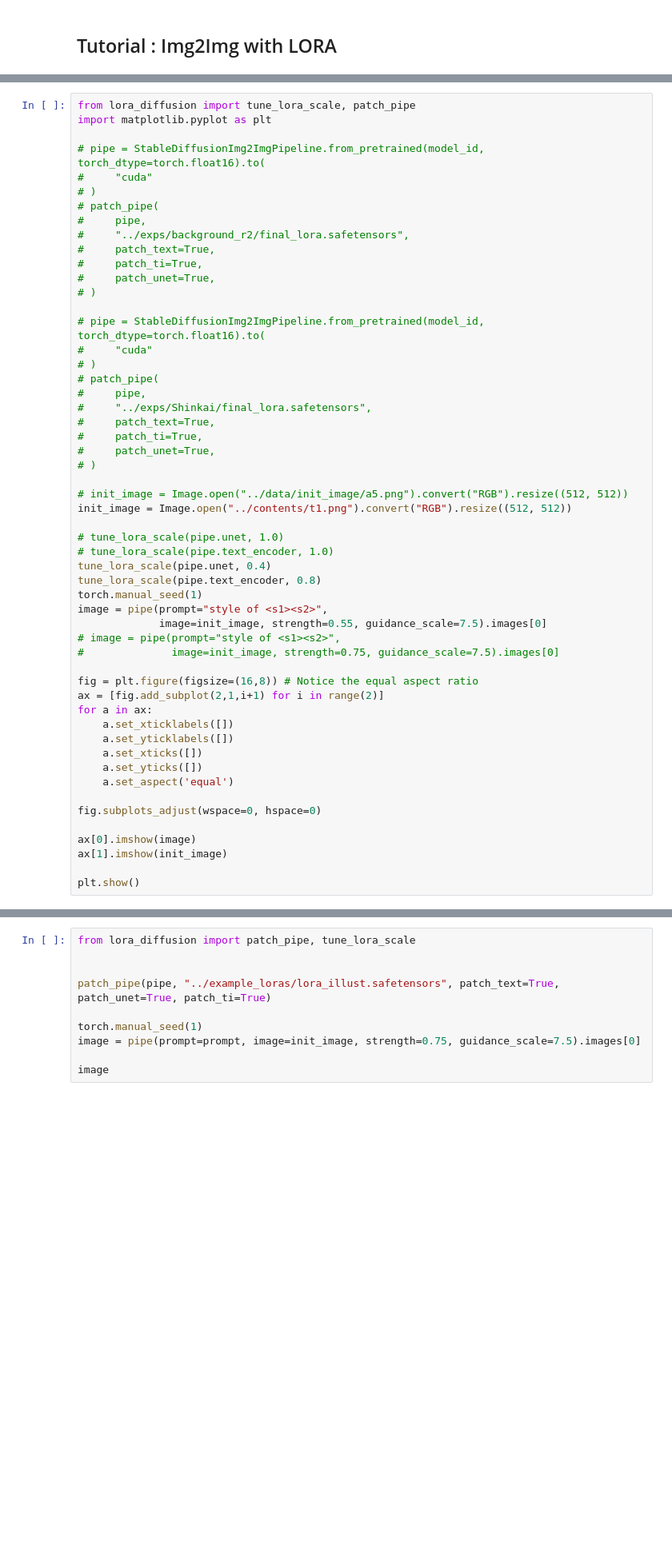
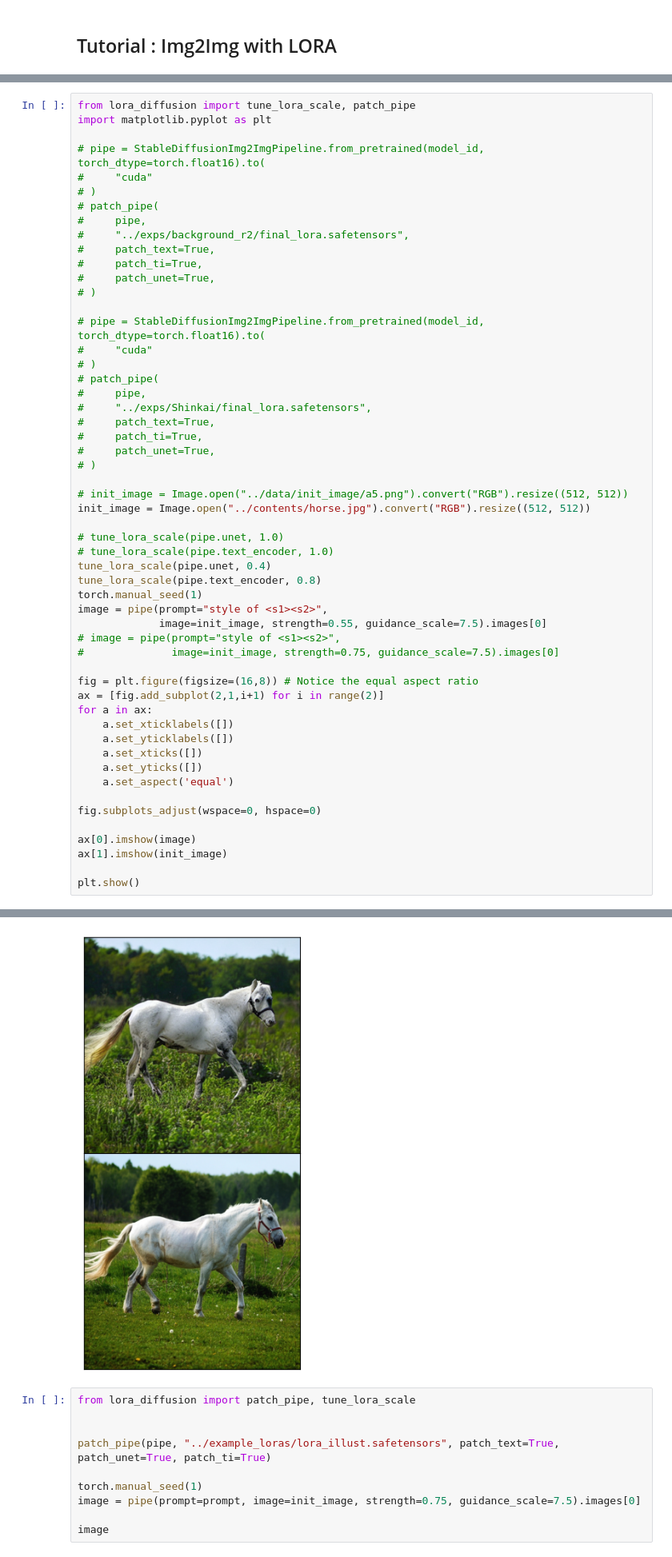
Before and after one commit to uowol/Webtoon-background-generator, a Jupyter notebook: lora/scripts/run_img2img.ipynb, the cells around one changed output, grey strips where cells are left out. Shown at 80% size. Saved outputs shown, nothing was run; the diff lists cells and outputs as text; blank space fills up the shorter version.

```diff
--- a/lora/scripts/run_img2img.ipynb
+++ b/lora/scripts/run_img2img.ipynb
@@ -65,7 +80,7 @@ import matplotlib.pyplot as plt
 # )
 
 # init_image = Image.open("../data/init_image/a5.png").convert("RGB").resize((512, 512))
-init_image = Image.open("../contents/t1.png").convert("RGB").resize((512, 512))
+init_image = Image.open("../contents/horse.jpg").convert("RGB").resize((512, 512))
 
 # tune_lora_scale(pipe.unet, 1.0)
 # tune_lora_scale(pipe.text_encoder, 1.0)
@@ -97,3 +111,4 @@ ModuleNotFoundError: No module named 'lora_diffusion'
+[figure, added]
 # %%
 from lora_diffusion import patch_pipe, tune_lora_scale
 
```
Also changed, not shown: parts of 2 cells of this notebook, 9 other files.
